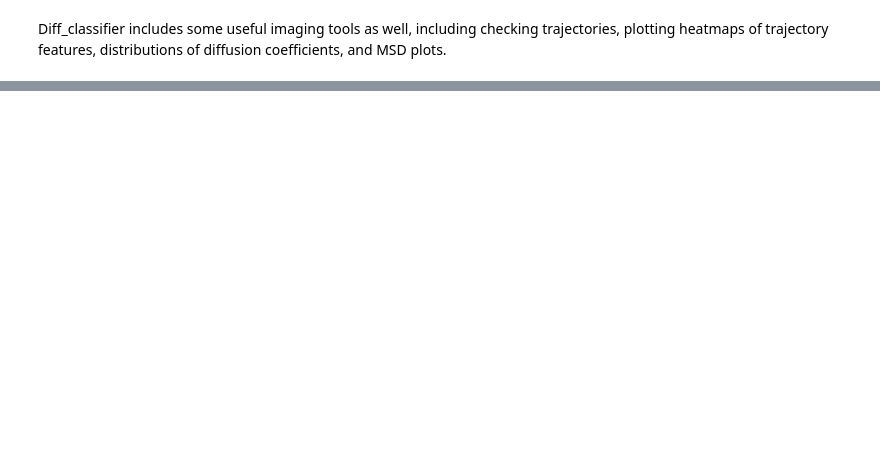
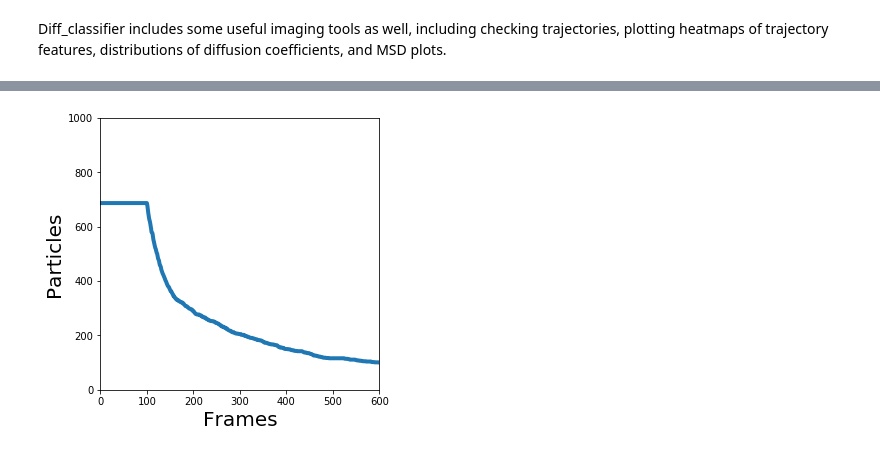
Before and after one commit to Nance-Lab/diff_classifier, a Jupyter notebook: notebooks/cloudknot_parallelization_demo.ipynb, the cells around one changed output, grey strips where cells are left out. Cells and saved outputs as stored; diff of their text form; code cells hidden in the pictures; blank space fills up the shorter version.

```diff
--- a/notebooks/cloudknot_parallelization_demo.ipynb
+++ b/notebooks/cloudknot_parallelization_demo.ipynb
@@ -176,2 +312,4 @@ hm.plot_heatmap(prefix, upload=False)
 # %%
-hm.plot_particles_in_frame(prefix, y_range=6000, upload=False)
+hm.plot_particles_in_frame(prefix, y_range=1000, upload=False)
+# %% [output]
+[figure, added]
```
Also changed, not shown: parts of 6 cells of this notebook.
